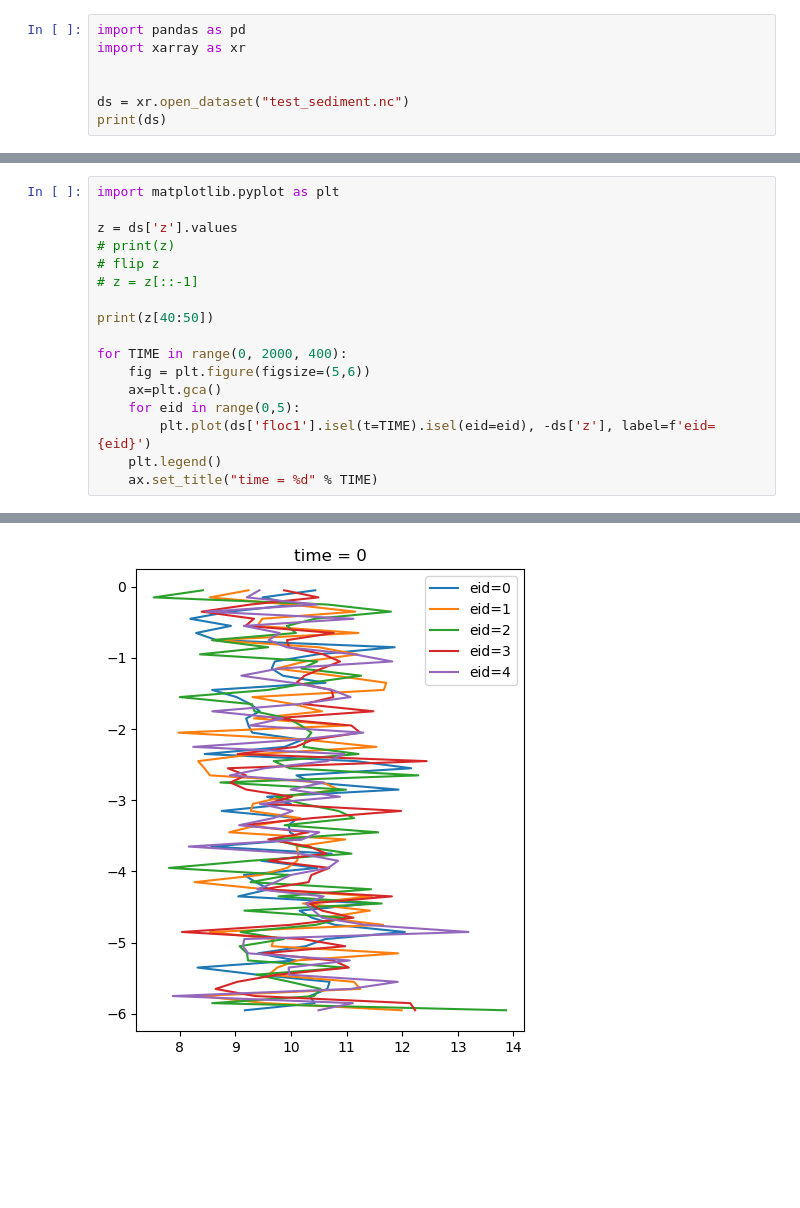
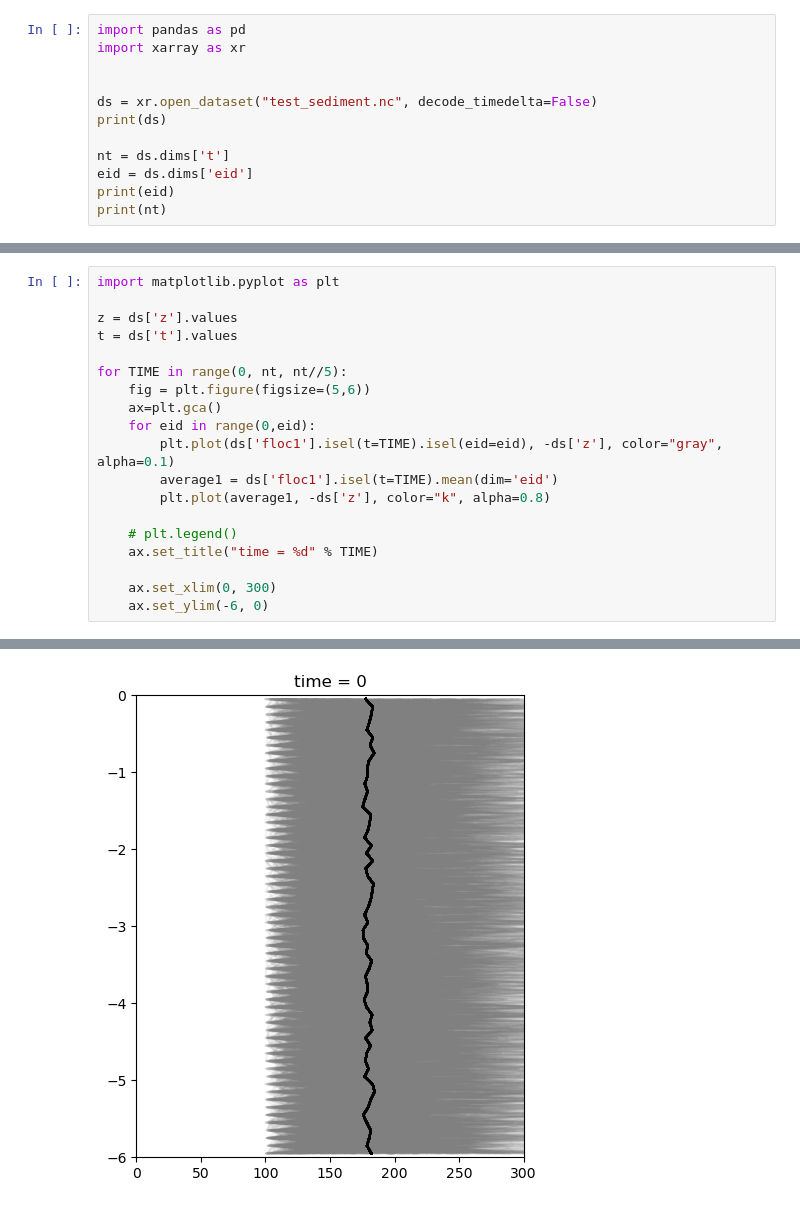
Before and after one commit to sienna-white/enkf_sediment, a Jupyter notebook: experimenting_sed.ipynb, the cells around one changed output, grey strips where cells are left out. Drawn from its saved outputs; the diff is of its cells as text; blank space fills up the shorter version.

Commit message:
this works! now going to try to add floc2 to the mix.

```diff
--- a/experimenting_sed.ipynb
+++ b/experimenting_sed.ipynb
@@ -3,6 +3,11 @@ import pandas as pd
 import xarray as xr
 
 
-ds = xr.open_dataset("test_sediment.nc")
+ds = xr.open_dataset("test_sediment.nc", decode_timedelta=False)
 print(ds)
+
+nt = ds.dims['t']
+eid = ds.dims['eid']
+print(eid)
+print(nt)
 # %% [output]
@@ -22,17 +27,19 @@ To opt-in to future behavior, set `decode_timedelta=False`.
 import matplotlib.pyplot as plt
 
 z = ds['z'].values
-# print(z)
-# flip z
-# z = z[::-1]
+t = ds['t'].values
 
-print(z[40:50])
-
-for TIME in range(0, 2000, 400):
+for TIME in range(0, nt, nt//5):
     fig = plt.figure(figsize=(5,6))
     ax=plt.gca()
-    for eid in range(0,5):
-        plt.plot(ds['floc1'].isel(t=TIME).isel(eid=eid), -ds['z'], label=f'eid={eid}')
-    plt.legend()
+    for eid in range(0,eid):
+        plt.plot(ds['floc1'].isel(t=TIME).isel(eid=eid), -ds['z'], color="gray", alpha=0.1)
+        average1 = ds['floc1'].isel(t=TIME).mean(dim='eid')
+        plt.plot(average1, -ds['z'], color="k", alpha=0.8)
+
+    # plt.legend()
     ax.set_title("time = %d" % TIME)
+
+    ax.set_xlim(0, 300)
+    ax.set_ylim(-6, 0)
 # %% [output]
@@ -40 +63 @@ for TIME in range(0, 2000, 400):
-[figure, old version]
+[figure, new version]
```
Also changed, not shown: parts of 7 cells of this notebook, 2 other files.
